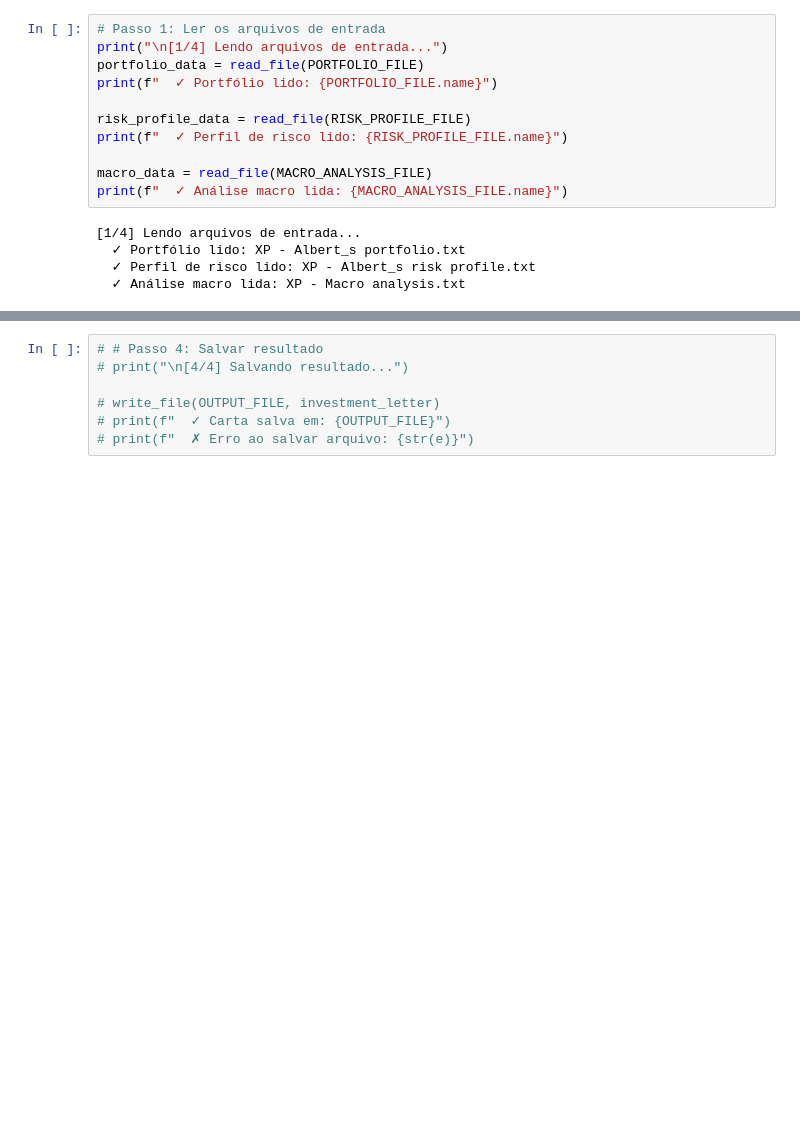
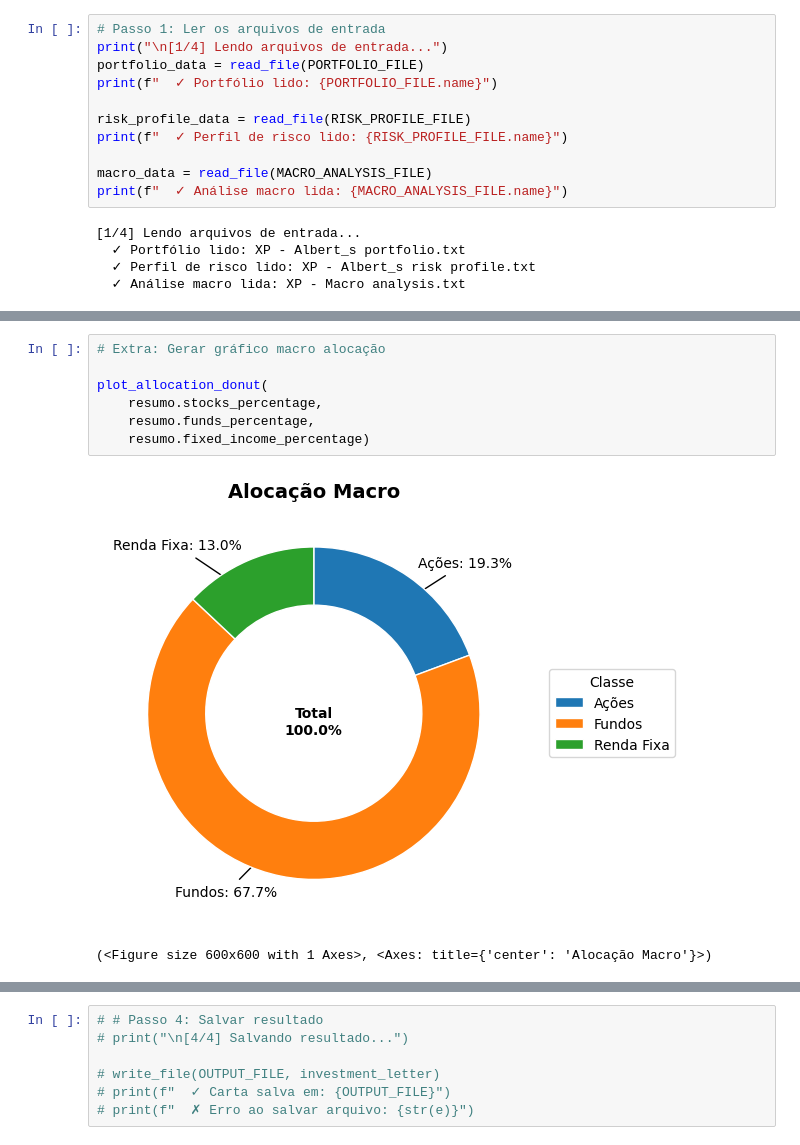
Before and after one commit to Rafaellfig/investment-advice-agent, a Jupyter notebook: testes.ipynb, the cells around one changed output, grey strips where cells are left out. Drawn from its saved outputs; the diff is of its cells as text; blank space fills up the shorter version.

Commit message:
create graph for portifolio allocation

```diff
--- a/testes.ipynb
+++ b/testes.ipynb
@@ -32,0 +60,10 @@ print(f"  ✓ Análise macro lida: {MACRO_ANALYSIS_FILE.name}")
+# %%
+# Extra: Gerar gráfico macro alocação
+
+plot_allocation_donut(
+    resumo.stocks_percentage,
+    resumo.funds_percentage,
+    resumo.fixed_income_percentage)
+# %% [output]
+[figure, added]
+(<Figure size 600x600 with 1 Axes>, <Axes: title={'center': 'Alocação Macro'}>)
```
Also changed, not shown: parts of 34 cells of this notebook, 2 other files.
